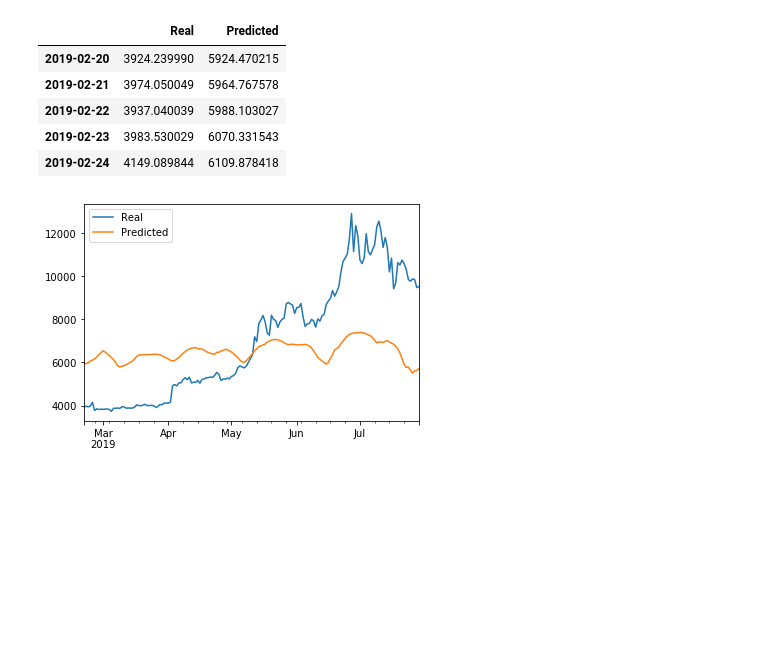
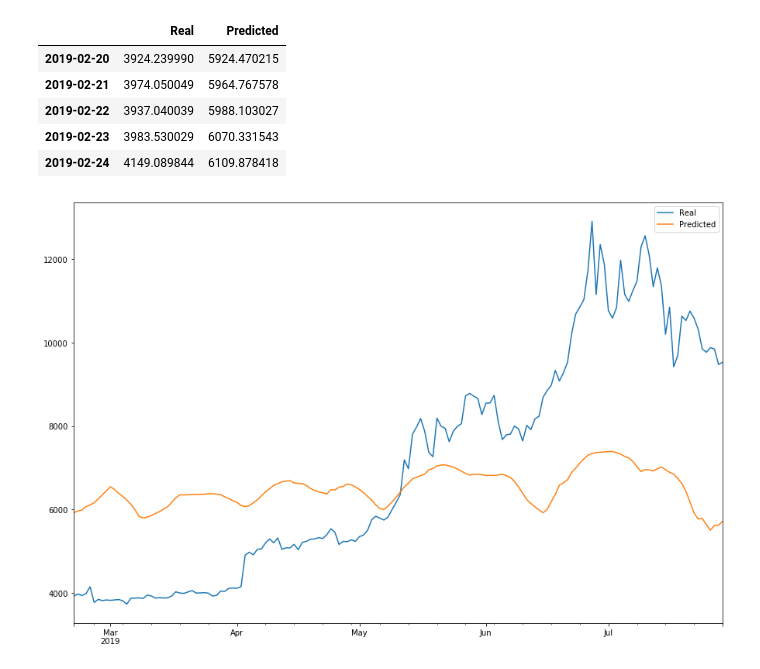
Before and after one commit to miladnazar/Unit14Homework, a Jupyter notebook: Starter_Code/lstm_stock_predictor_fng.ipynb, the cells around one changed output. Drawn from its saved outputs; the diff is of its cells as text; code cells hidden in the pictures; blank space fills up the shorter version.

```diff
--- a/Starter_Code/lstm_stock_predictor_fng.ipynb
+++ b/Starter_Code/lstm_stock_predictor_fng.ipynb
@@ -51,9 +51,9 @@ df.head()
 | 2019-07-25 | 42 |
 # %%
 # Load the historical closing prices for Bitcoin
-df2 = pd.read_csv('btc_historic.csv', index_col="Date", infer_datetime_format=True, parse_dates=True)['Close']
-df2 = df2.sort_index()
-df2.tail()
+Historical_Closing_Prices = pd.read_csv('btc_historic.csv', index_col="Date", infer_datetime_format=True, parse_dates=True)['Close']
+Historical_Closing_Prices = Historical_Closing_Prices.sort_index()
+Historical_Closing_Prices.tail()
 # %% [output]
 Date
 2019-07-25    9882.429688
@@ -64,8 +64,8 @@ Date
 Name: Close, dtype: float64
 # %%
 # Join the data into a single DataFrame
-df = df.join(df2, how="inner")
-df.tail()
+FNG_Sentiment = FNG_Sentiment.join(Historical_Closing_Prices, how="inner")
+FNG_Sentiment.tail()
 # %% [output]
 |  | fng_value | Close |
 | 2019-07-25 | 42 | 9882.429688 |
@@ -270,14 +270,14 @@ predicted = model.predict(X_test)
 # %%
 # Recover the original prices instead of the scaled version
-predicted_prices = scaler.inverse_transform(predicted)
-real_prices = scaler.inverse_transform(y_test.reshape(-1, 1))
+Predicted_Prices = scaler.inverse_transform(Predicted)
+Real_Prices = scaler.inverse_transform(y_test.reshape(-1, 1))
 # %%
 # Create a DataFrame of Real and Predicted values
-stocks = pd.DataFrame({
+Stocks = pd.DataFrame({
     "Real": real_prices.ravel(),
     "Predicted": predicted_prices.ravel()
-}, index = df.index[-len(real_prices): ])
-stocks.head()
+}, index = FNG_Sentiment.index[-len(real_prices): ])
+Stocks.head()
 # %% [output]
 |  | Real | Predicted |
 | 2019-02-20 | 3924.239990 | 5924.470215 |
@@ -287,6 +287,6 @@ stocks.head()
 | 2019-02-24 | 4149.089844 | 6109.878418 |
 # %%
 # Plot the real vs predicted values as a line chart
-stocks.plot();
+Stocks.plot(figsize=(15,10));
 # %% [output]
-[figure, old version]
+[figure, new version]
```
Also changed, not shown: parts of 10 cells of this notebook, 4 other files.
